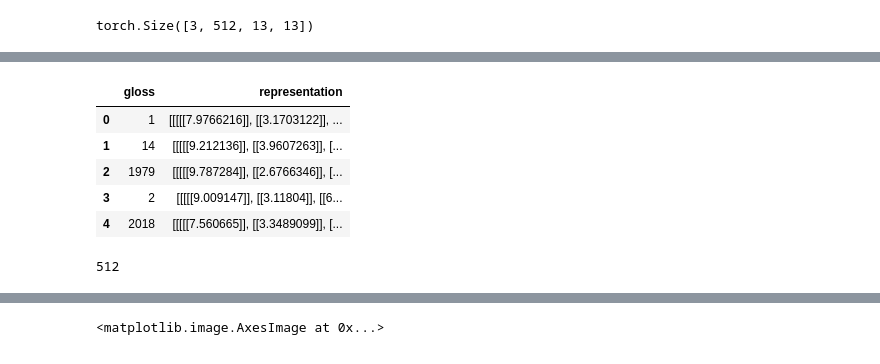
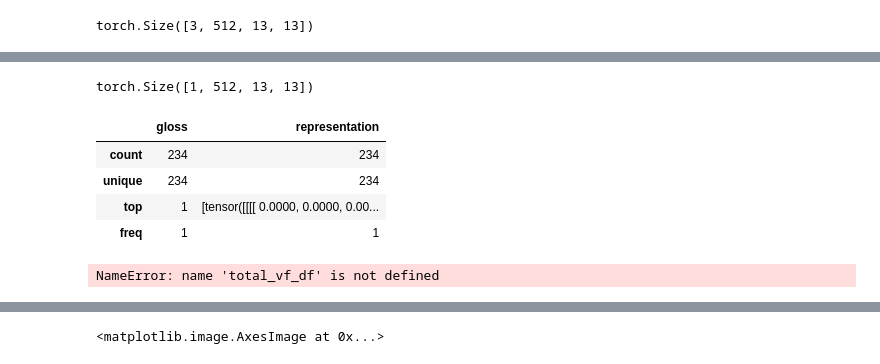
Before and after one commit to ADA-SITE-JML/sign-lang, a Jupyter notebook: tmp.ipynb, the cells around one changed output, grey strips where cells are left out. Saved outputs shown, nothing was run; the diff lists cells and outputs as text; code cells hidden in the pictures.

Commit message:
Changes to Visual Feature Extrasctor

```diff
--- a/tmp.ipynb
+++ b/tmp.ipynb
@@ -537,14 +541,20 @@ Logging Session Ended at 2022-10-27 17-26-05
-# %%
-total_vf_df.head()
-# %% [output]
-|  | gloss | representation |
-| 0 | 1 | [[[[[7.9766216]], [[3.1703122]], ... |
-| 1 | 14 | [[[[[9.212136]], [[3.9607263]], [... |
-| 2 | 1979 | [[[[[9.787284]], [[2.6766346]], [... |
-| 3 | 2 | [[[[[9.009147]], [[3.11804]], [[6... |
-| 4 | 2018 | [[[[[7.560665]], [[3.3489099]], [... |
+# %%
+gloss_vf_df[4].shape
+# %% [output]
+torch.Size([1, 512, 13, 13])
+# %%
+total_vf_df = pd.read_csv("../data/visual-features/all.csv")
+total_vf_df.describe()
+# %% [output]
+|  | gloss | representation |
+| count | 234 | 234 |
+| unique | 234 | 234 |
+| top | 1 | [tensor([[[[ 0.0000, 0.0000, 0.00... |
+| freq | 1 | 1 |
 # %%
 num_classes = len(total_vf_df)
+# %% [output]
+NameError: name 'total_vf_df' is not defined
 # %%
 class TemporalConv(nn.Module):
 
@@ -601,8 +611,4 @@ class TemporalConv(nn.Module):
         return visual_ft.permute(2, 0, 1)
             # "conv_logits": logits.permute(2, 0, 1),
             # "feat_len": lgt.cpu()
-# %%
-flat_vf.shape[1]
-# %% [output]
-512
 # %%
```
Also changed, not shown: parts of 16 cells of this notebook.
